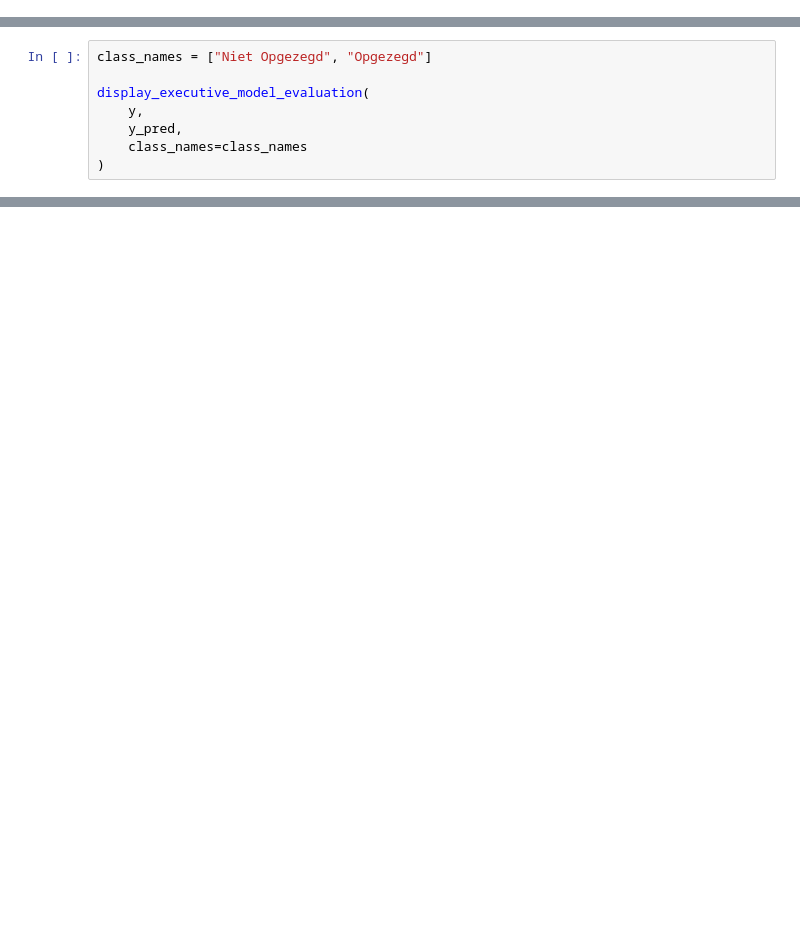
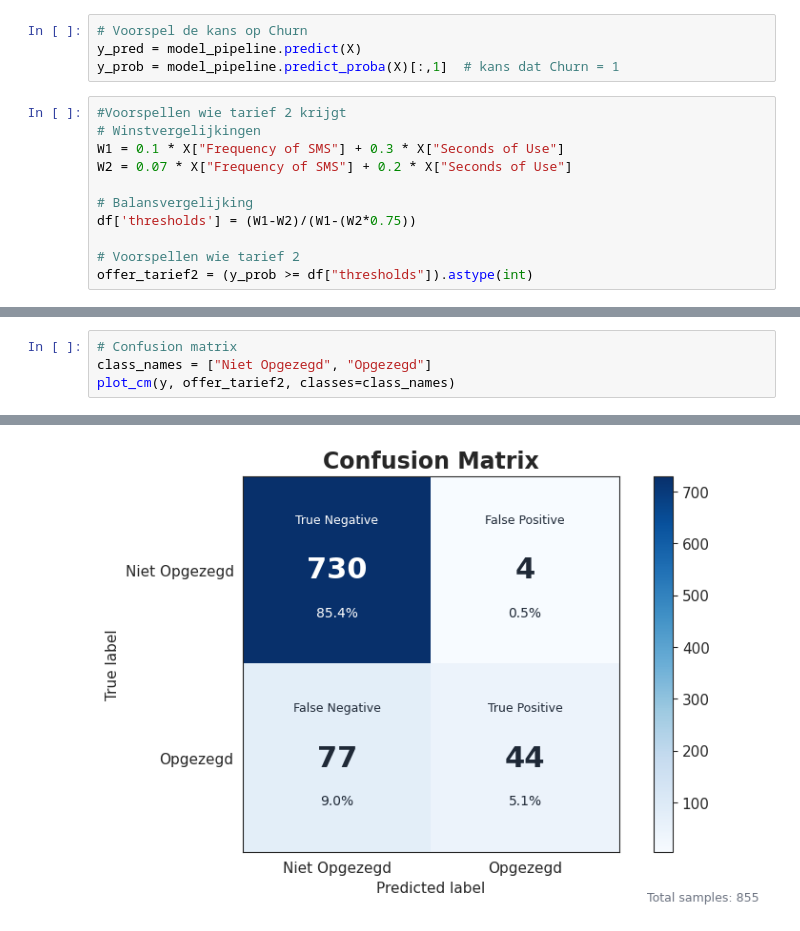
Before and after one commit to Murielle01/BP-3.4, a Jupyter notebook: scripts/opdracht 1/evaluatie.ipynb, the cells around one changed output, grey strips where cells are left out. Cells and saved outputs as stored; diff of their text form; blank space fills up the shorter version.

```diff
--- a/scripts/opdracht 1/evaluatie.ipynb
+++ b/scripts/opdracht 1/evaluatie.ipynb
@@ -325,0 +91,15 @@ def display_executive_model_evaluation(y_true, y_pred, class_names=None):
+# %%
+# Voorspel de kans op Churn
+y_pred = model_pipeline.predict(X)
+y_prob = model_pipeline.predict_proba(X)[:,1]  # kans dat Churn = 1
+# %%
+#Voorspellen wie tarief 2 krijgt
+# Winstvergelijkingen
+W1 = 0.1 * X["Frequency of SMS"] + 0.3 * X["Seconds of Use"]
+W2 = 0.07 * X["Frequency of SMS"] + 0.2 * X["Seconds of Use"]
+
+# Balansvergelijking
+df['thresholds'] = (W1-W2)/(W1-(W2*0.75))
+
+# Voorspellen wie tarief 2
+offer_tarief2 = (y_prob >= df["thresholds"]).astype(int)
@@ -326,9 +127,5 @@ def display_executive_model_evaluation(y_true, y_pred, class_names=None):
 # %%
+# Confusion matrix
 class_names = ["Niet Opgezegd", "Opgezegd"]
-
-display_executive_model_evaluation(
-    y,
-    y_pred,
-    class_names=class_names
-)
+plot_cm(y, offer_tarief2, classes=class_names)
 # %% [output]
@@ -335,0 +132 @@ display_executive_model_evaluation(
+[figure, added]
```
Also changed, not shown: parts of 14 cells of this notebook, 2 other files.
